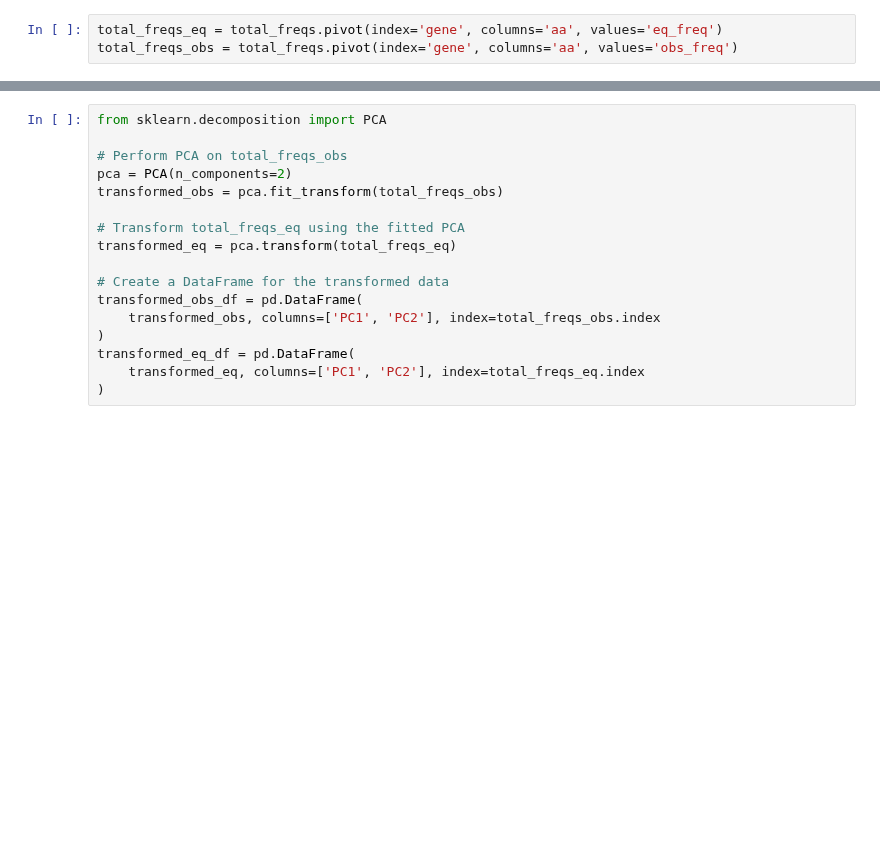
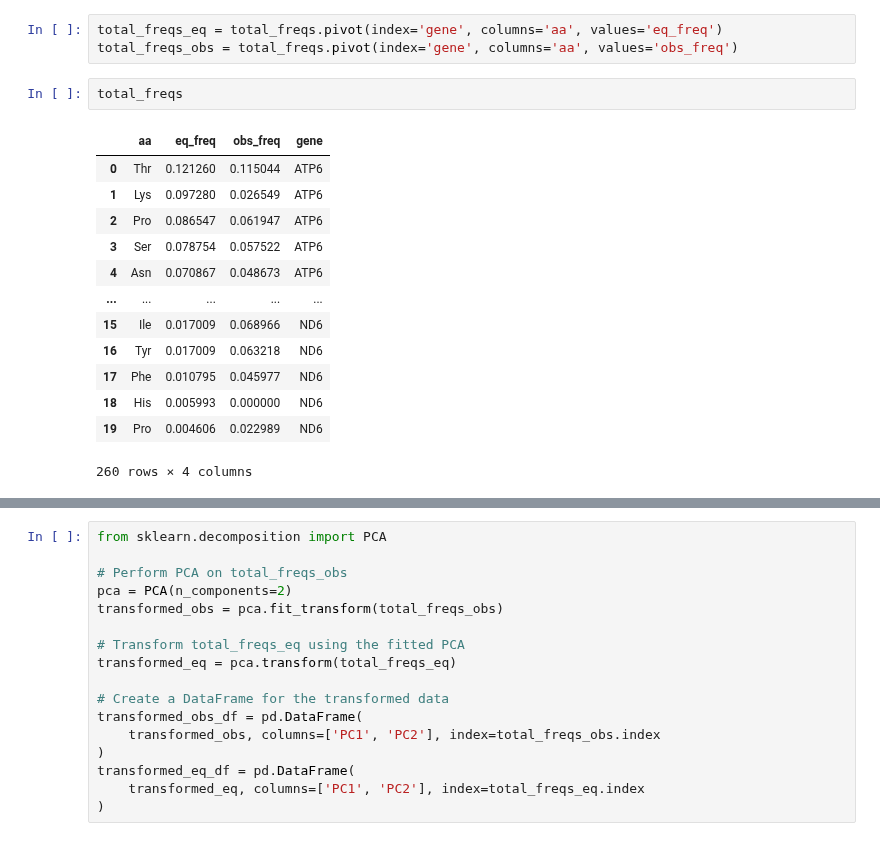
Before and after one commit to mitoclub/AminoAcidShift, a Jupyter notebook: human_germline.ipynb, the cells around one changed output, grey strips where cells are left out. Cells and saved outputs as stored; diff of their text form; blank space fills up the shorter version.

```diff
--- a/human_germline.ipynb
+++ b/human_germline.ipynb
@@ -528,3 +529,19 @@ total_freqs = pd.concat(total_freqs)
 # %%
 total_freqs_eq = total_freqs.pivot(index='gene', columns='aa', values='eq_freq')
 total_freqs_obs = total_freqs.pivot(index='gene', columns='aa', values='obs_freq')
+# %%
+total_freqs
+# %% [output]
+|  | aa | eq_freq | obs_freq | gene |
+| 0 | Thr | 0.121260 | 0.115044 | ATP6 |
+| 1 | Lys | 0.097280 | 0.026549 | ATP6 |
+| 2 | Pro | 0.086547 | 0.061947 | ATP6 |
+| 3 | Ser | 0.078754 | 0.057522 | ATP6 |
+| 4 | Asn | 0.070867 | 0.048673 | ATP6 |
+| ... | ... | ... | ... | ... |
+| 15 | Ile | 0.017009 | 0.068966 | ND6 |
+| 16 | Tyr | 0.017009 | 0.063218 | ND6 |
+| 17 | Phe | 0.010795 | 0.045977 | ND6 |
+| 18 | His | 0.005993 | 0.000000 | ND6 |
+| 19 | Pro | 0.004606 | 0.022989 | ND6 |
+260 rows × 4 columns
```
Also changed, not shown: parts of 7 cells of this notebook.
